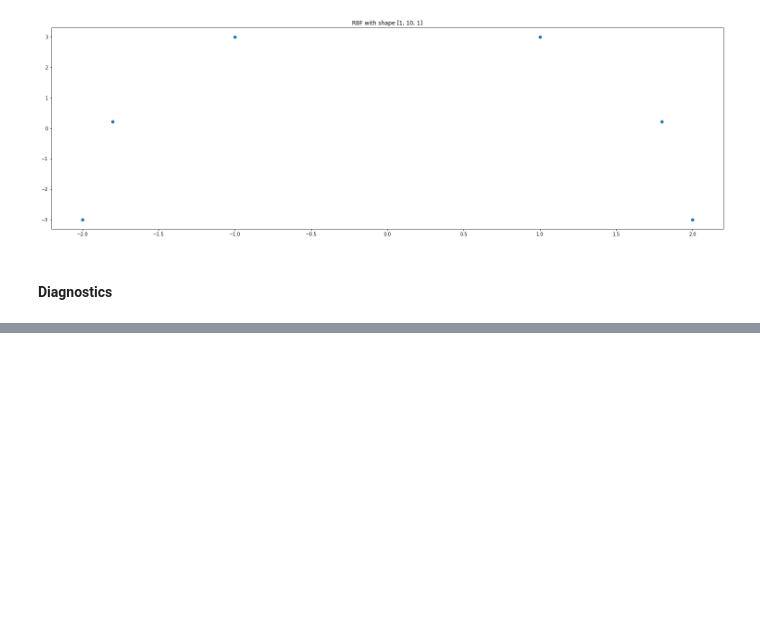
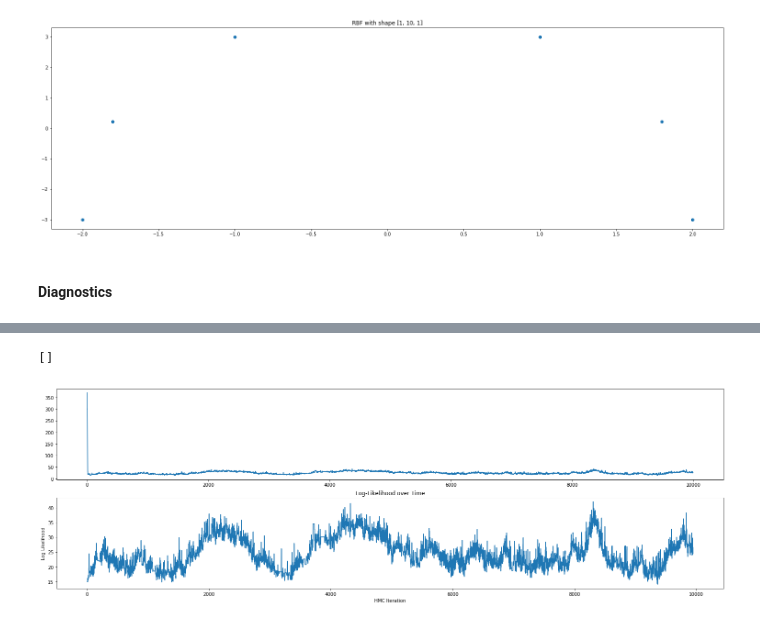
Before and after one commit to lukemelas/CS-282-Fall-2018, a Jupyter notebook: HW1.ipynb, the cells around one changed output, grey strips where cells are left out. Saved outputs shown, nothing was run; the diff lists cells and outputs as text; code cells hidden in the pictures; blank space fills up the shorter version.

```diff
--- a/HW1.ipynb
+++ b/HW1.ipynb
@@ -314,3 +300,21 @@ plt.plot()
+# %%
+# Acceptance
+lls = []
+for i in range(1, 9999):
+    ll = torch.load('./new_wts/u-{}.pth'.format(i))
+    lls.append(ll.item())
+lls = np.array(lls)
+plt.subplot(2,1,1)
+plt.plot(lls[2:])
+plt.subplot(2,1,2)
+plt.plot(lls[50:])
+plt.title('Log-Likelihood over Time')
+plt.ylabel('Log Likelihood')
+plt.xlabel('HMC Iteration')
+plt.plot()
+# %% [output]
+[]
+[figure, added]
 # %%
 # Load weights
 wts = []
```
Also changed, not shown: parts of 9 cells of this notebook.
